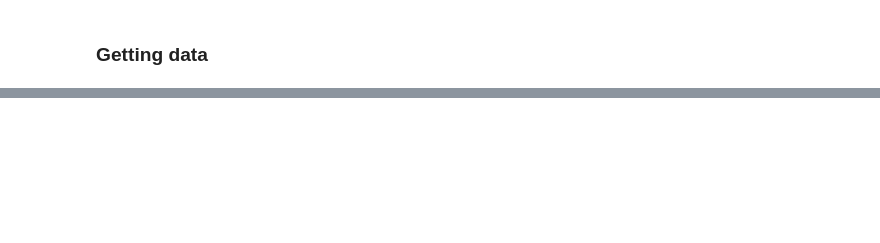
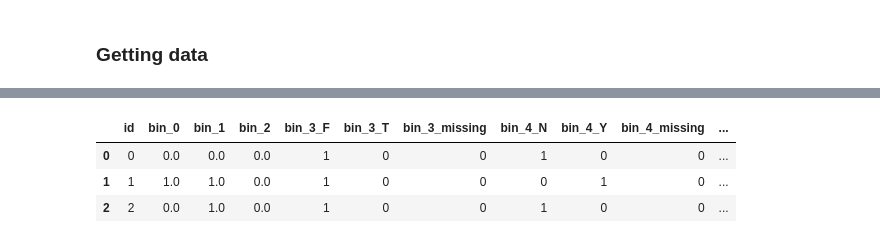
Before and after one commit to Archisman-Roy/Learning, a Jupyter notebook: kaggle/cat-in-the-dat-ii/notebooks/categorical_feature_encoding.ipynb, the cells around one changed output, grey strips where cells are left out. Saved outputs shown, nothing was run; the diff lists cells and outputs as text; code cells hidden in the pictures; blank space fills up the shorter version.

```diff
--- a/kaggle/cat-in-the-dat-ii/notebooks/categorical_feature_encoding.ipynb
+++ b/kaggle/cat-in-the-dat-ii/notebooks/categorical_feature_encoding.ipynb
@@ -36,0 +99,6 @@ advanced_describe(train)
+# %%
+# Construct unique value dict
+uv_dict = dict()
+for col in cat_features:
+    uv_dict[col] = train[col].nunique()
+uv_dict
@@ -36,0 +124,15 @@ advanced_describe(train)
+# %%
+# Encode
+te_list = []
+ohe_list = []
+
+for col in cat_features:
+    if uv_dict[col] >=6:
+        # run target encoding
+        te_list.append(col)
+    else:
+        # run one hot encoding
+        ohe_list.append(col)
+
+print("Target encoding columns: ",te_list)
+print("One hot encoding columns: ",ohe_list)
@@ -36,0 +172,17 @@ advanced_describe(train)
+# %%
+# run target encoding and one hot encoding using pipeline (for simplicity and avoiding temp table creations)
+encoding_pipeline = Pipeline([
+  ('ohe', ce.OneHotEncoder(cols=ohe_list, use_cat_names=True, handle_unknown = 'error', return_df=True)),
+  ('te', ce.TargetEncoder(cols=te_list, smoothing=0, handle_unknown = 'value', return_df=True))
+])
+
+# target encoding - from comments in source code
+# For the case of categorical target: features are replaced with a blend of posterior probability of the target
+# given particular categorical value and the prior probability of the target over all the training data.
+
+# Get the encoded training set:
+train_encoded = encoding_pipeline.fit_transform(train, train['target'])
+
+# Get the encoded test set, not no target passed!
+test['target'] = 0
+test_encoded = encoding_pipeline.transform(test)
@@ -36,0 +191,7 @@ advanced_describe(train)
+# %%
+train_encoded.head(3)
+# %% [output]
+|  | id | bin_0 | bin_1 | bin_2 | bin_3_F | bin_3_T | bin_3_missing | bin_4_N | bin_4_Y | bin_4_missing | ... |
+| 0 | 0 | 0.0 | 0.0 | 0.0 | 1 | 0 | 0 | 1 | 0 | 0 | ... |
+| 1 | 1 | 1.0 | 1.0 | 0.0 | 1 | 0 | 0 | 0 | 1 | 0 | ... |
+| 2 | 2 | 0.0 | 1.0 | 0.0 | 1 | 0 | 0 | 1 | 0 | 0 | ... |
```
Also changed, not shown: parts of 16 cells of this notebook, 5 other files.
